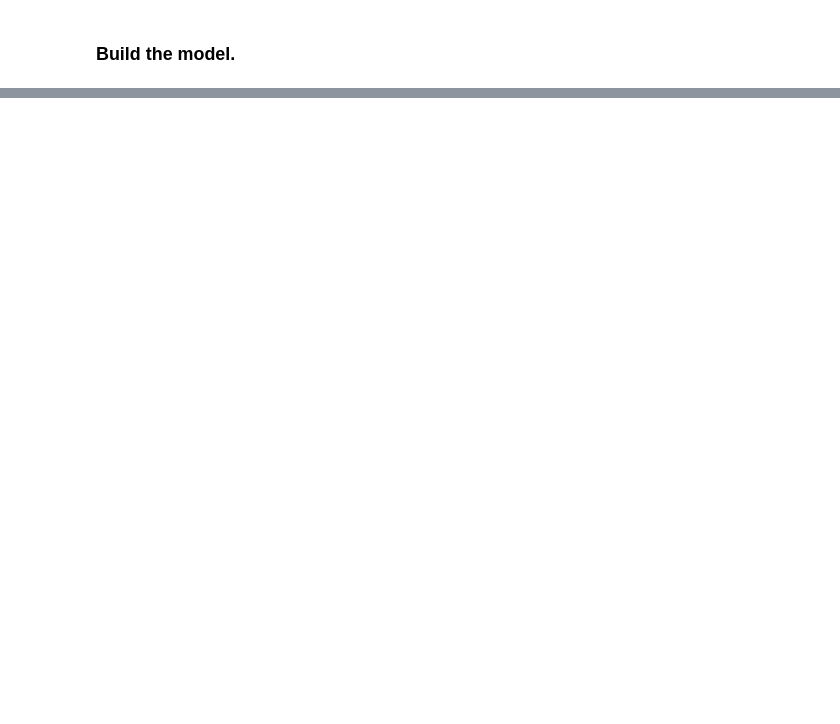
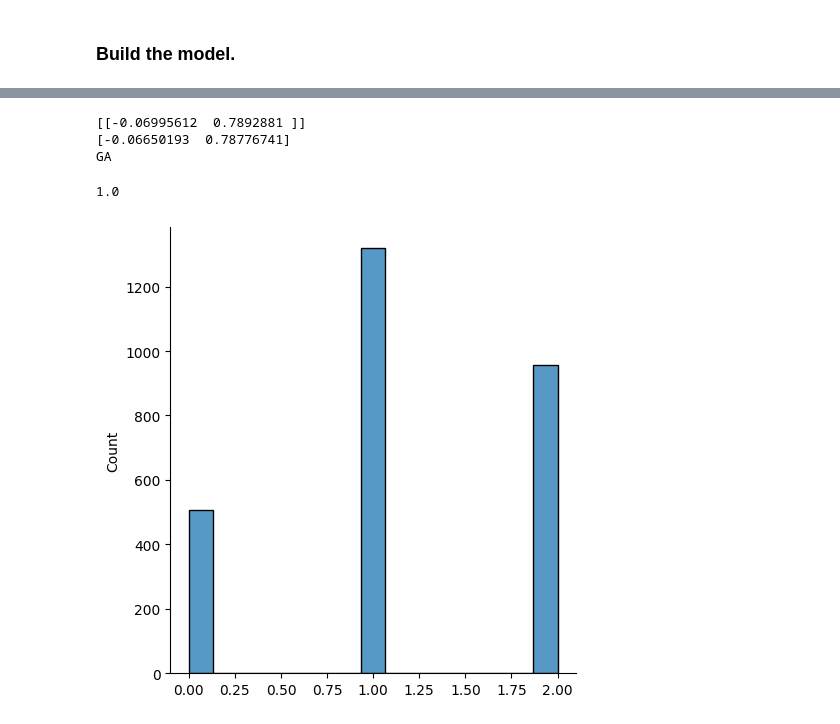
Before and after one commit to aztaylor/gRNA2Knockdown, a Jupyter notebook: Experimentation.ipynb, the cells around one changed output, grey strips where cells are left out. Drawn from its saved outputs; the diff is of its cells as text; code cells hidden in the pictures; blank space fills up the shorter version.

```diff
--- a/Experimentation.ipynb
+++ b/Experimentation.ipynb
@@ -65,8 +68,8 @@ if True:
 # %%
 stride_parameter = 2
 label_dim = 1
-embedding_dim = 18
-intermediate_dim = 30
+embedding_dim = 5
+intermediate_dim = 2
 batch_size_parameter=300 #4000 for howard's e. coli dataset (from Enoch's code)
 debug_splash = 0
 this_step_size_val = 0.25
@@ -100,24 +106,12 @@ this_u = tf.compat.v1.placeholder(tf.float32,
                                     shape=[None,stride_parameter])
 
 with tf.device('/cpu:0'):
-    this_W_list,this_b_list = g2k.initialize_Wblist(sess, stride_parameter,
+    this_W_list,this_b_list = g2k.initialize_Wblist(stride_parameter,
                                                 hidden_vars_list)
-    this_y_out,all_layers = g2k.network_assemble(sess, this_u,this_W_list,this_b_list
+    this_y_out,all_layers = g2k.network_assemble(this_u,this_W_list,this_b_list
                                             ,keep_prob=1.0,
                                             activation_flag=2,res_net=0)
 
 this_embedding = all_layers[-2]
 regress_list = [intermediate_dim]*1+[label_dim]
-with tf.device('/cpu:0'):
-    this_Wregress_list,this_bregress_list = g2k.initialize_Wblist(embedding_dim,
-                                                                regress_list)
-
-    HybridLoss = g2k.customLoss(this_y_out,this_u,this_embedding)
-    result = sess.run(tf.compat.v1.global_variables_initializer())
-    this_optim = tf.compat.v1.train.AdagradOptimizer(
-        learning_rate=this_step_size_val).minimize(HybridLoss)
-    step_size = tf.compat.v1.placeholder(tf.float32,shape=[])
-    result = sess.run(tf.compat.v1.global_variables_initializer())
-    this_vae_loss = g2k.vae_loss(this_y_out,this_u)
-    this_embed_loss = g2k.embed_loss(this_u,this_embedding)
 # %% [output]
@@ -124,0 +131,7 @@ TypeError: initialize_Wblist() takes 2 positional arguments but 3 were given
+# %%
+g2k.train_net(sess, this_corpus_vec, this_u, HybridLoss,
+              this_optim,batchsize=batch_size_parameter,
+              this_vae_loss=this_vae_loss,
+              this_embed_loss=this_embed_loss,
+              step_size_val=this_step_size_val*0.20,
+              max_iters=5e4,save_fig='Figures/stepsize0_05.png')
@@ -124,0 +173,25 @@ TypeError: initialize_Wblist() takes 2 positional arguments but 3 were given
+# %%
+print(this_y_out.eval(feed_dict={this_u:[this_corpus_vec[2]]}, session=sess))
+z_ind = this_y_out.eval(feed_dict={this_u:[this_corpus_vec[2]]}, session=sess)
+print(this_corpus_vec[2])
+print(this_corpus[2])
+# %% [output]
+[[-0.06995612  0.7892881 ]]
+[-0.06650193  0.78776741]
+GA
+# %%
+import seaborn as sns;
+all_mismatches = []
+for ind in range(0,len(this_corpus_vec)):
+    z_ind = this_y_out.eval(feed_dict={this_u:[this_corpus_vec[ind]]}, session=sess)
+    this_seq_out = g2k.vecback2seq(np.dot(np.linalg.inv(Rand_Transform),z_ind.T))
+    this_seq_out = ''.join(this_seq_out)
+    all_mismatches.append(g2k.num_mismatch(this_seq_out,this_corpus[ind]));
+hist_data = sns.displot(all_mismatches)
+mismatch_process = np.array(all_mismatches);
+mismatch_process[mismatch_process<=2.0] = 1.0;
+mismatch_process[mismatch_process>2.0] = 0.0;
+np.sum(mismatch_process)/(len(mismatch_process)*1.0)
+# %% [output]
+1.0
+[figure, added]
```
Also changed, not shown: parts of 6 cells of this notebook, 8 other files.
